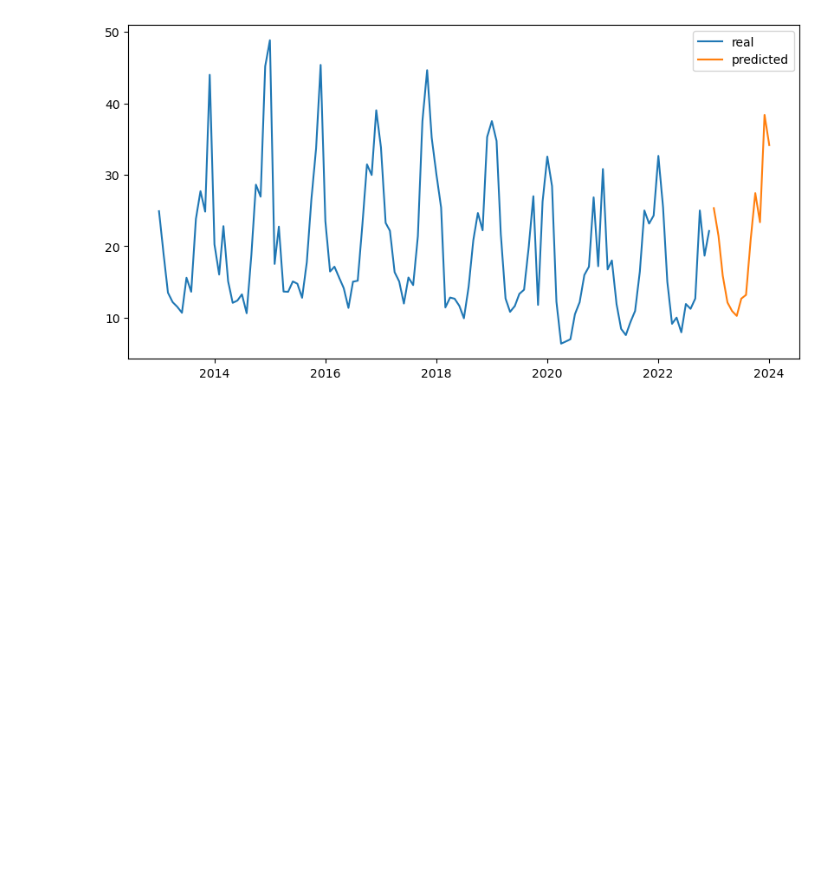
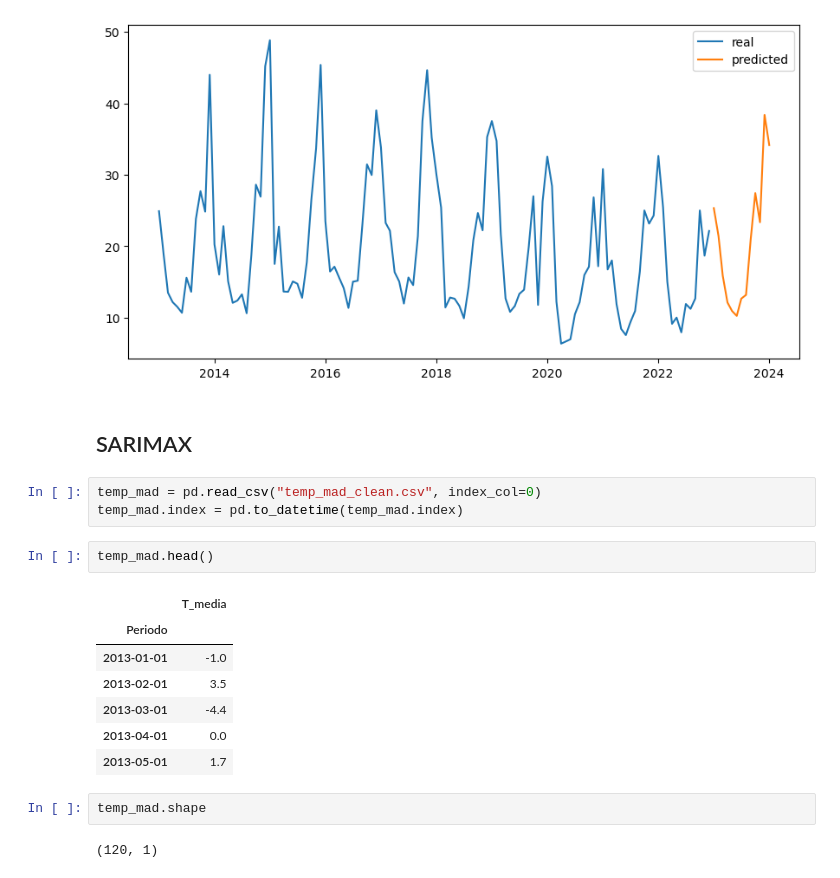
Before and after one commit to charlieciordia/AQ-MAD, a Jupyter notebook: notebook/AQ CLEAN ML MONTH-CAMPO.ipynb, the cells around one changed output. Drawn from its saved outputs; the diff is of its cells as text; blank space fills up the shorter version.

```diff
--- a/notebook/AQ CLEAN ML MONTH-CAMPO.ipynb
+++ b/notebook/AQ CLEAN ML MONTH-CAMPO.ipynb
@@ -619,3 +619,22 @@ plt.plot(pred_año)
 plt.legend(["real", "predicted"]);
 # %% [output]
 [figure]
+# %% [markdown]
+## SARIMAX
+# %%
+temp_mad = pd.read_csv("temp_mad_clean.csv", index_col=0)
+temp_mad.index = pd.to_datetime(temp_mad.index)
+# %%
+temp_mad.head()
+# %% [output]
+|  | T_media |
+| Periodo |  |
+| 2013-01-01 | -1.0 |
+| 2013-02-01 | 3.5 |
+| 2013-03-01 | -4.4 |
+| 2013-04-01 | 0.0 |
+| 2013-05-01 | 1.7 |
+# %%
+temp_mad.shape
+# %% [output]
+(120, 1)
```
Also changed, not shown: parts of 10 cells of this notebook, 5 other files.
